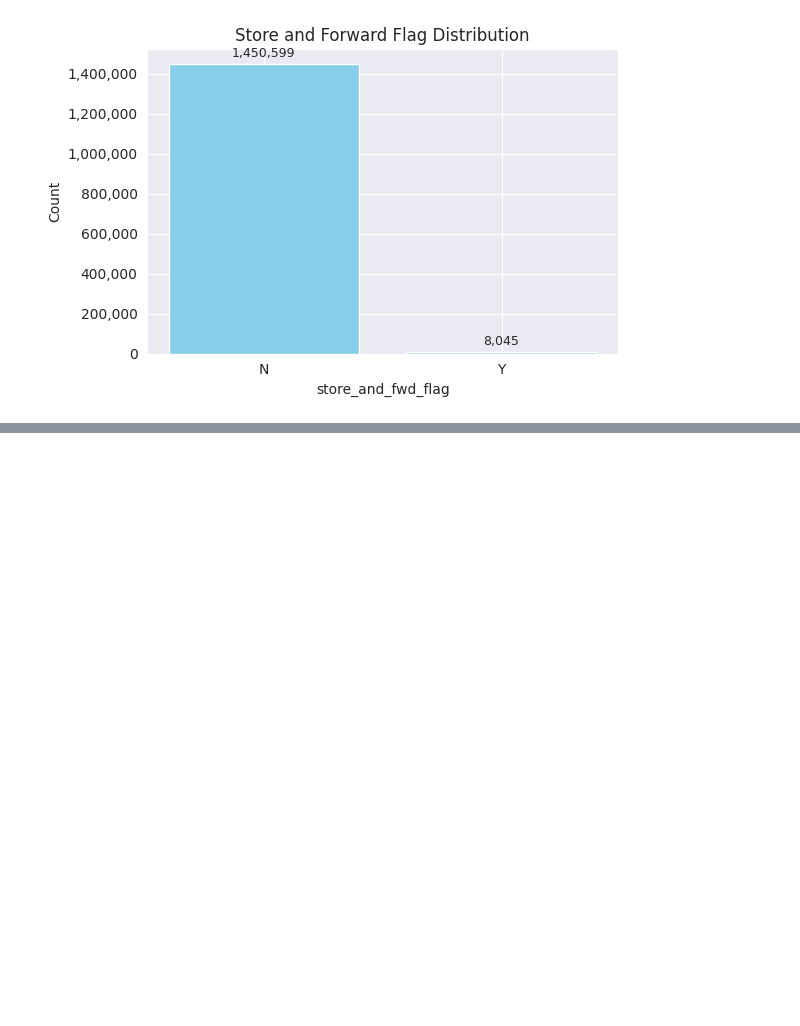
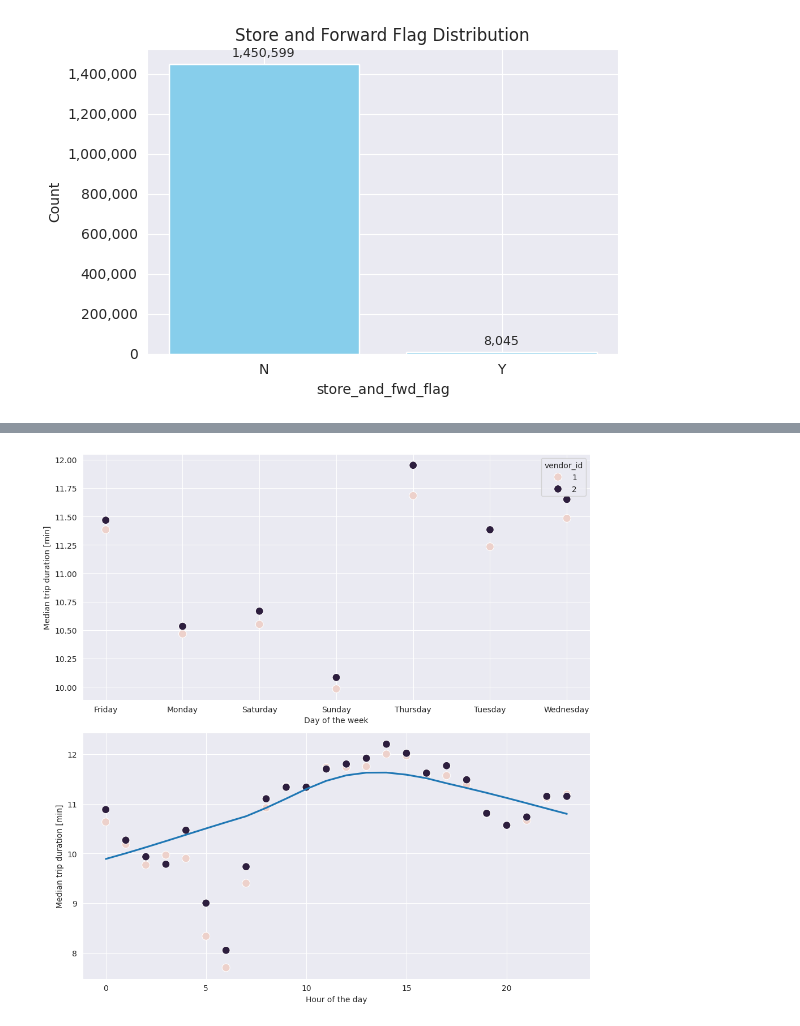
Before and after one commit to jasonwj96/kaggle-projects, a Jupyter notebook: notebooks/nyc-taxi-trip-duration/0_eda.ipynb, the cells around one changed output, grey strips where cells are left out. Saved outputs shown, nothing was run; the diff lists cells and outputs as text; code cells hidden in the pictures; blank space fills up the shorter version.

Commit message:
Exploratory data analysis taxi dataset

```diff
--- a/notebooks/nyc-taxi-trip-duration/0_eda.ipynb
+++ b/notebooks/nyc-taxi-trip-duration/0_eda.ipynb
@@ -13,5 +15,5 @@ import calendar
 # %%
-df: DataFrame = load_dataset("nyc-taxi-trip-duration", DatasetType.TRAIN, index=True)
+df: DataFrame = load_dataset("nyc-taxi-trip-duration", DatasetType.df, index=True)
 df.head()
 # %% [output]
 |  | id | vendor_id | pickup_datetime | dropoff_datetime | passenger_count | pickup_longitude | ... |
@@ -395,0 +402,53 @@ plt.show()
+# %%
+df['wday'] = df['pickup_datetime'].dt.dayofweek
+df['wday_name'] = df['pickup_datetime'].dt.day_name()
+
+p1_df = (
+    df.groupby(['wday_name', 'vendor_id'], as_index=False)
+    .agg(median_duration=('trip_duration', lambda x: x.median() / 60))
+)
+
+df['hpick'] = df['pickup_datetime'].dt.hour
+
+p2_df = (
+    df.groupby(['hpick', 'vendor_id'], as_index=False)
+    .agg(median_duration=('trip_duration', lambda x: x.median() / 60))
+)
+
+fig, axes = plt.subplots(2, 1, figsize=(10, 10))
+
+sns.scatterplot(
+    data=p1_df,
+    x='wday_name',
+    y='median_duration',
+    hue='vendor_id',
+    s=100,
+    ax=axes[0]
+)
+axes[0].set_xlabel("Day of the week")
+axes[0].set_ylabel("Median trip duration [min]")
+
+sns.scatterplot(
+    data=p2_df,
+    x='hpick',
+    y='median_duration',
+    hue='vendor_id',
+    s=100,
+    ax=axes[1],
+    legend=False
+)
+sns.regplot(
+    data=p2_df,
+    x='hpick',
+    y='median_duration',
+    scatter=False,
+    lowess=True,
+    ax=axes[1]
+)
+axes[1].set_xlabel("Hour of the day")
+axes[1].set_ylabel("Median trip duration [min]")
+
+plt.tight_layout()
+plt.show()
+# %% [output]
+[figure, added]
```
Also changed, not shown: parts of 3 cells of this notebook.
